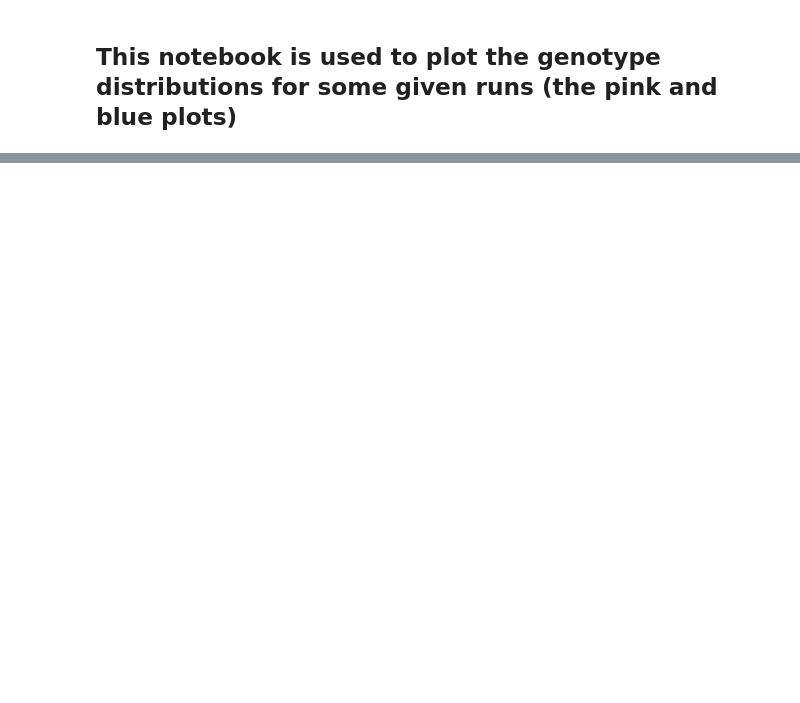
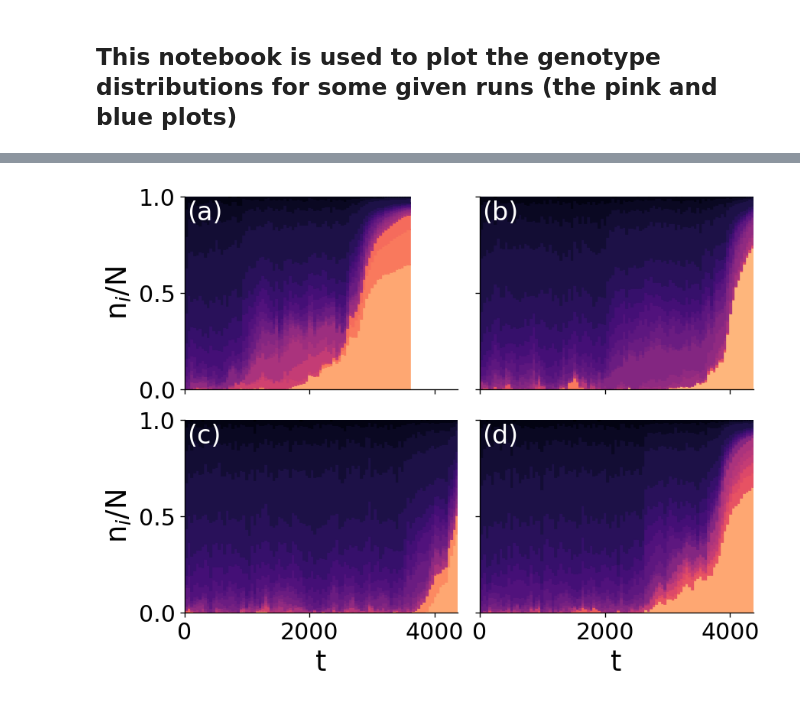
Before and after one commit to patricksinclair/multispecies_postprocessing, a Jupyter notebook: geno_distbs/varying_susceps/geno_distb_plotter.ipynb, the cells around one changed output, grey strips where cells are left out. Cells and saved outputs as stored; diff of their text form; code cells hidden in the pictures; blank space fills up the shorter version.

```diff
--- a/geno_distbs/varying_susceps/geno_distb_plotter.ipynb
+++ b/geno_distbs/varying_susceps/geno_distb_plotter.ipynb
@@ -518,0 +704,4 @@ n_max, geno_max = getN_maxAndGeno_max(geno_3x3_plot_data)
+# %%
+plot2x2GridOfGenoDistbs_wrt_N(geno_2x2_plot_data, N_max=n_max_2x2, geno_max=geno_max_2x2)
+# %% [output]
+[figure, added]
```
Also changed, not shown: parts of 10 cells of this notebook.
